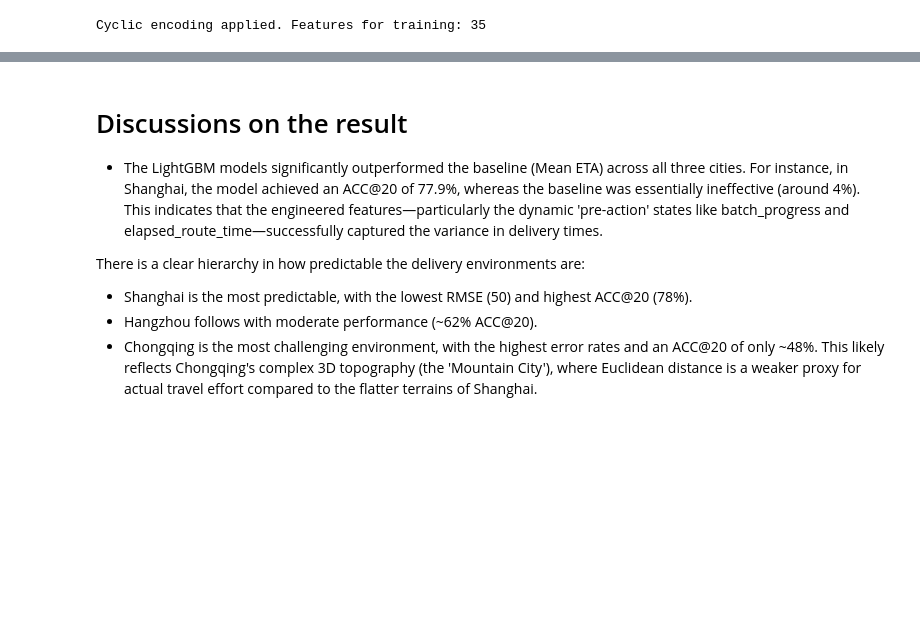
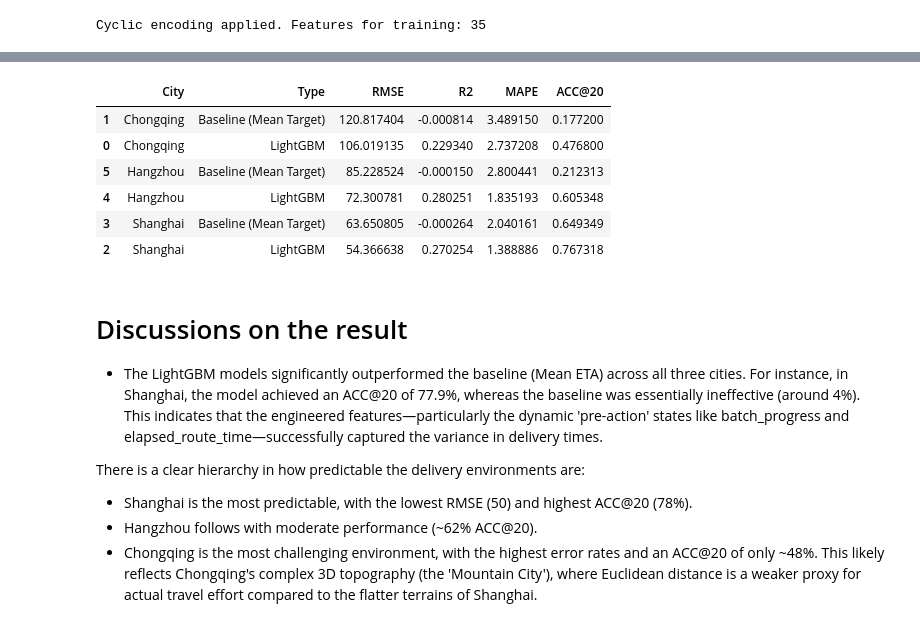
Before and after one commit to aymuos/endgame, a Jupyter notebook: 07_reward_oracle.ipynb, the cells around one changed output, grey strips where cells are left out. Saved outputs shown, nothing was run; the diff lists cells and outputs as text; code cells hidden in the pictures; blank space fills up the shorter version.

```diff
--- a/07_reward_oracle.ipynb
+++ b/07_reward_oracle.ipynb
@@ -803,3 +758,65 @@ display(comp_df.sort_values(['City', 'Type']))
+# %%
+from sklearn.metrics import r2_score, mean_absolute_percentage_error, mean_squared_error
+import numpy as np
+import pandas as pd
+
+def calculate_acc_20(y_true, y_pred):
+    return np.mean(np.abs(y_true - y_pred) <= 20)
+
+comparison_results = []
+
+# Check if models have been trained
+if 'models' in globals() and models:
+    # Loop through each city and its corresponding trained model
+    for city, model in models.items():
+        # 1. Get test data and features
+        test_df = city_splits[city]['test']
+        X_test = test_df.select(FINAL_FEATURES).to_pandas()
+        y_test = test_df.select(TARGET).to_series().to_numpy()
+
+        # 2. Get baseline (mean of the actual TARGET from training set)
+        # Fixed: Using TARGET instead of eta_mins to ensure same units/scale
+        baseline_val = city_splits[city]['train'].select(pl.col(TARGET)).mean().item()
+        y_baseline = np.full_like(y_test, fill_value=baseline_val)
+
+        # 3. Model Predictions
+        y_pred = model.predict(X_test)
+
+        # 4. Compute Metrics for Model
+        metrics_model = {
+            'City': city,
+            'Type': 'LightGBM',
+            'RMSE': np.sqrt(mean_squared_error(y_test, y_pred)),
+            'R2': r2_score(y_test, y_pred),
+            'MAPE': mean_absolute_percentage_error(y_test, y_pred),
+            'ACC@20': calculate_acc_20(y_test, y_pred)
+        }
+
+        # 5. Compute Metrics for Baseline
+        metrics_baseline = {
+            'City': city,
+            'Type': 'Baseline (Mean Target)',
+            'RMSE': np.sqrt(mean_squared_error(y_test, y_baseline)),
+            'R2': r2_score(y_test, y_baseline),
+            'MAPE': mean_absolute_percentage_error(y_test, y_baseline),
+            'ACC@20': calculate_acc_20(y_test, y_baseline)
+        }
+
+        comparison_results.extend([metrics_model, metrics_baseline])
+
+    # Display the final comparison table
+    comp_df = pd.DataFrame(comparison_results)
+    display(comp_df.sort_values(['City', 'Type']))
+else:
+    print("Error: 'models' dictionary not found. Please run the LightGBM training cell (181541a5) before running evaluation.")
+# %% [output]
+|  | City | Type | RMSE | R2 | MAPE | ACC@20 |
+| 1 | Chongqing | Baseline (Mean Target) | 120.817404 | -0.000814 | 3.489150 | 0.177200 |
+| 0 | Chongqing | LightGBM | 106.019135 | 0.229340 | 2.737208 | 0.476800 |
+| 5 | Hangzhou | Baseline (Mean Target) | 85.228524 | -0.000150 | 2.800441 | 0.212313 |
+| 4 | Hangzhou | LightGBM | 72.300781 | 0.280251 | 1.835193 | 0.605348 |
+| 3 | Shanghai | Baseline (Mean Target) | 63.650805 | -0.000264 | 2.040161 | 0.649349 |
+| 2 | Shanghai | LightGBM | 54.366638 | 0.270254 | 1.388886 | 0.767318 |
 # %% [markdown]
 # Discussions on the result
 
```
Also changed, not shown: parts of 11 cells of this notebook.
